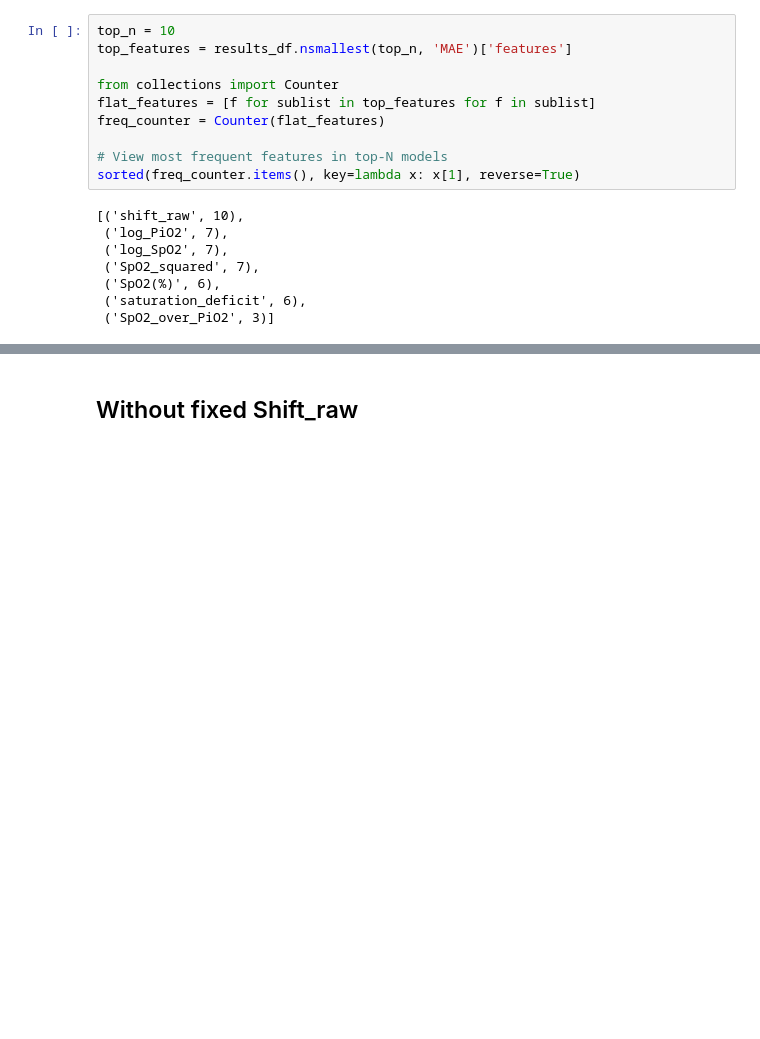
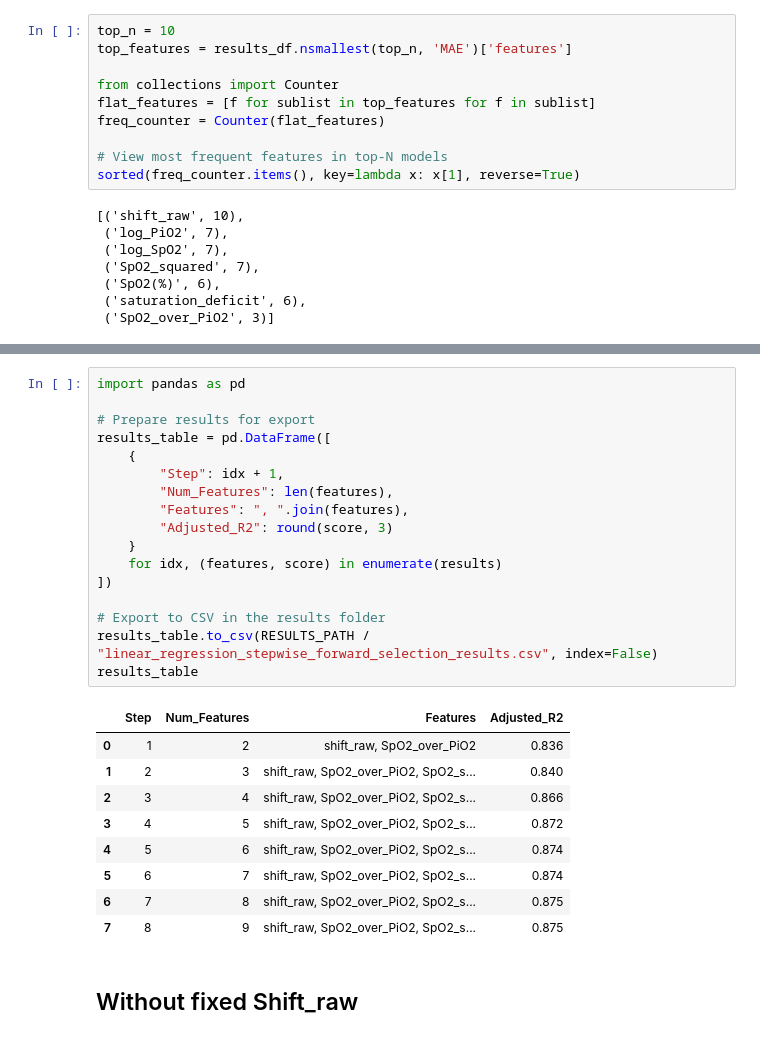
Before and after one commit to starshrimp/neonatal-odc-shift, a Jupyter notebook: notebooks/03_single_point/linear_regression_features.ipynb, the cells around one changed output, grey strips where cells are left out. Cells and saved outputs as stored; diff of their text form; blank space fills up the shorter version.

Commit message:
true forward stepwise selection (adjusted r2)

```diff
--- a/notebooks/03_single_point/linear_regression_features.ipynb
+++ b/notebooks/03_single_point/linear_regression_features.ipynb
@@ -130,3 +209,30 @@ sorted(freq_counter.items(), key=lambda x: x[1], reverse=True)
+# %%
+import pandas as pd
+
+# Prepare results for export
+results_table = pd.DataFrame([
+    {
+        "Step": idx + 1,
+        "Num_Features": len(features),
+        "Features": ", ".join(features),
+        "Adjusted_R2": round(score, 3)
+    }
+    for idx, (features, score) in enumerate(results)
+])
+
+# Export to CSV in the results folder
+results_table.to_csv(RESULTS_PATH / "linear_regression_stepwise_forward_selection_results.csv", index=False)
+results_table
+# %% [output]
+|  | Step | Num_Features | Features | Adjusted_R2 |
+| 0 | 1 | 2 | shift_raw, SpO2_over_PiO2 | 0.836 |
+| 1 | 2 | 3 | shift_raw, SpO2_over_PiO2, SpO2_s... | 0.840 |
+| 2 | 3 | 4 | shift_raw, SpO2_over_PiO2, SpO2_s... | 0.866 |
+| 3 | 4 | 5 | shift_raw, SpO2_over_PiO2, SpO2_s... | 0.872 |
+| 4 | 5 | 6 | shift_raw, SpO2_over_PiO2, SpO2_s... | 0.874 |
+| 5 | 6 | 7 | shift_raw, SpO2_over_PiO2, SpO2_s... | 0.874 |
+| 6 | 7 | 8 | shift_raw, SpO2_over_PiO2, SpO2_s... | 0.875 |
+| 7 | 8 | 9 | shift_raw, SpO2_over_PiO2, SpO2_s... | 0.875 |
 # %% [markdown]
 ## Without fixed Shift_raw
 # %%
```
Also changed, not shown: parts of 2 cells of this notebook, 1 other file.
